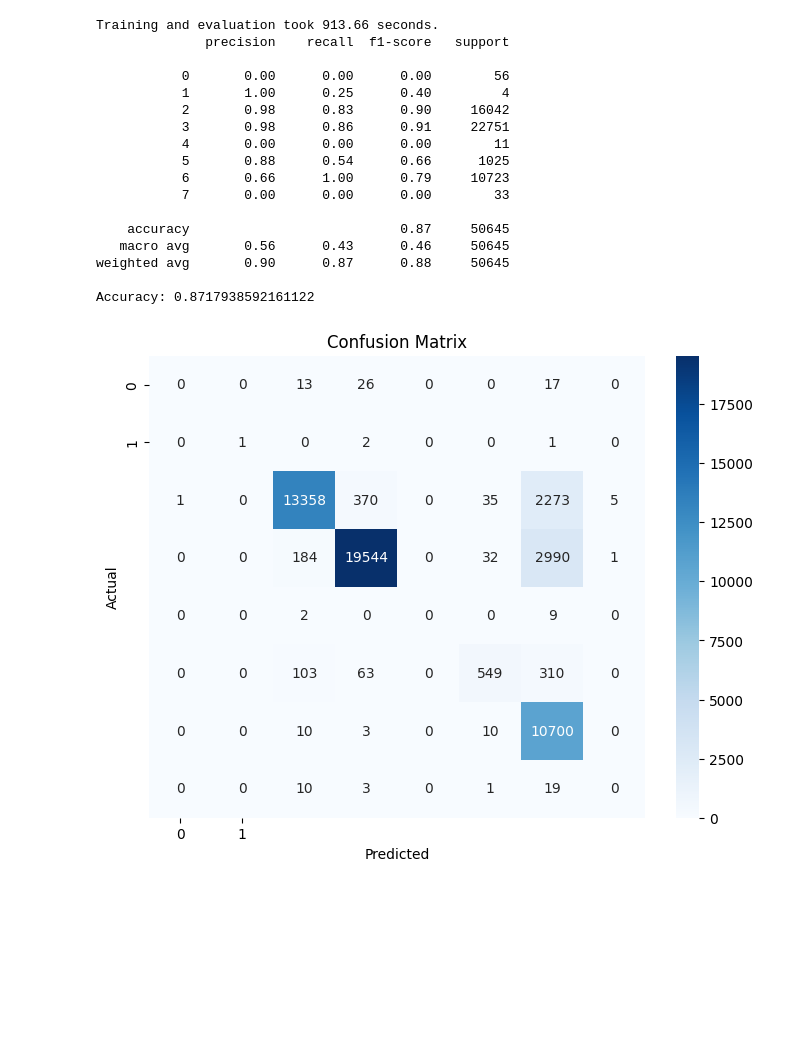
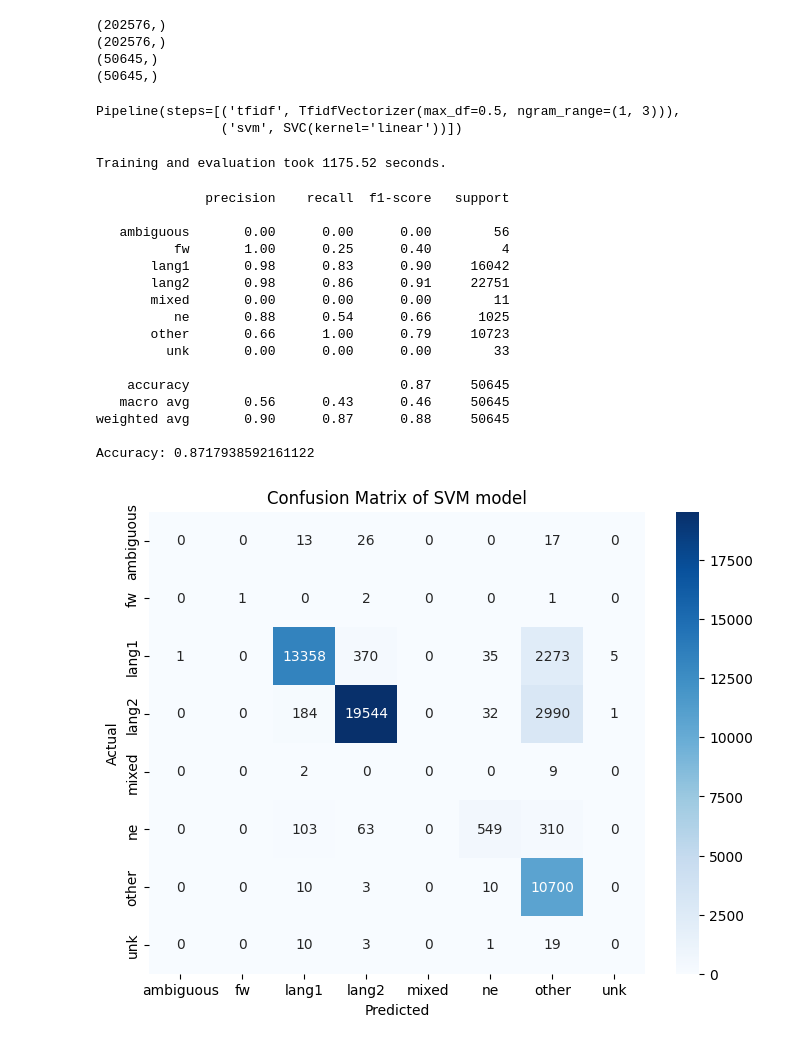
Before and after one commit to Lidan0241/language-detection, a Jupyter notebook: svm_model.ipynb, the cells around one changed output. Saved outputs shown, nothing was run; the diff lists cells and outputs as text; code cells hidden in the pictures; blank space fills up the shorter version.

Commit message:
fix: modif etiquette de confusion matrix

```diff
--- a/svm_model.ipynb
+++ b/svm_model.ipynb
@@ -45,7 +27,4 @@ print(df[:20])
 # %%
-from sklearn.preprocessing import LabelEncoder
-encoder = LabelEncoder()
-df['label'] = encoder.fit_transform(df['label'])
 #df.shape
 #size in byte
 #df.size
@@ -65,37 +44,30 @@ label
 Name: count, dtype: int64
-# %%
-data = {
-    'Label': [3, 2, 6, 5, 0, 7, 4, 1],
-    'Count': [112988, 80437, 54060, 5187, 266, 218, 42, 23]
-}
-
-# Create DataFrame
-df = pd.DataFrame(data)
-
-# Sorting the DataFrame to ensure the labels are plotted in a meaningful order
-df_sorted = df.sort_values('Label')
-
-# Plotting
-plt.figure(figsize=(10, 6))
-plt.bar(df_sorted['Label'], df_sorted['Count'], color='skyblue')
-plt.xlabel('Label')
-plt.ylabel('Count')
-plt.title('Distribution of Labels')
-plt.grid(axis='y', linestyle='--', alpha=0.7)
-plt.show()
 # %%
-# Step 2: Train-test split
 X_train, X_test, y_train, y_test = train_test_split(df['token'], df['label'], test_size=0.2, random_state=42)
 
+# vectorization + classfieur svm
 pipeline = Pipeline([
     ('tfidf', TfidfVectorizer(min_df=1, max_df=0.5, ngram_range=(1,3))),
     ('svm', SVC(kernel='linear'))
 ])
+
+# row counts of each : 202574 rows for each x y train, 50645 rows for each x y test
+print(X_train.shape)
+print(y_train.shape)
+print(X_test.shape)
+print(y_test.shape)
+# %% [output]
+(202576,)
+(202576,)
+(50645,)
+(50645,)
 # %%
 # Step 4: Model training
 start_time = time.time()
 pipeline.fit(X_train, y_train)
-X_train.shape()
+# %% [output]
+Pipeline(steps=[('tfidf', TfidfVectorizer(max_df=0.5, ngram_range=(1, 3))),
+                ('svm', SVC(kernel='linear'))])
 # %%
 # Step 5: Model evaluation
 predictions = pipeline.predict(X_test)
@@ -105,30 +77,30 @@ print(f"Training and evaluation took {elapsed_time:.2f} seconds.")
 print(classification_report(y_test, predictions))
 print("Accuracy:", accuracy_score(y_test, predictions))
 # %% [output]
-Training and evaluation took 913.66 seconds.
-              precision    recall  f1-score   support
-
-           0       0.00      0.00      0.00        56
-           1       1.00      0.25      0.40         4
-           2       0.98      0.83      0.90     16042
-           3       0.98      0.86      0.91     22751
-           4       0.00      0.00      0.00        11
-           5       0.88      0.54      0.66      1025
-           6       0.66      1.00      0.79     10723
-           7       0.00      0.00      0.00        33
-
-    accuracy                           0.87     50645
-   macro avg       0.56      0.43      0.46     50645
-weighted avg       0.90      0.87      0.88     50645
-
-Accuracy: 0.8717938592161122
+Training and evaluation took 1175.52 seconds.
+              precision    recall  f1-score   support
+
+   ambiguous       0.00      0.00      0.00        56
+          fw       1.00      0.25      0.40         4
+       lang1       0.98      0.83      0.90     16042
+       lang2       0.98      0.86      0.91     22751
+       mixed       0.00      0.00      0.00        11
+          ne       0.88      0.54      0.66      1025
+       other       0.66      1.00      0.79     10723
+         unk       0.00      0.00      0.00        33
+
+    accuracy                           0.87     50645
+   macro avg       0.56      0.43      0.46     50645
+weighted avg       0.90      0.87      0.88     50645
+
+Accuracy: 0.8717938592161122
 # %%
 cm = confusion_matrix(y_test, predictions)
 plt.figure(figsize=(8,6))
-sns.heatmap(cm, annot=True, fmt="d", cmap='Blues', xticklabels=[0, 1], yticklabels=[0, 1])
+sns.heatmap(cm, annot=True, fmt="d", cmap='Blues', xticklabels=label_counts.index, yticklabels=label_counts.index)
 plt.ylabel('Actual')
 plt.xlabel('Predicted')
-plt.title('Confusion Matrix')
+plt.title('Confusion Matrix of SVM model')
 plt.show()
 # %% [output]
-[figure, old version]
+[figure, new version]
```
Also changed, not shown: parts of 4 cells of this notebook.
